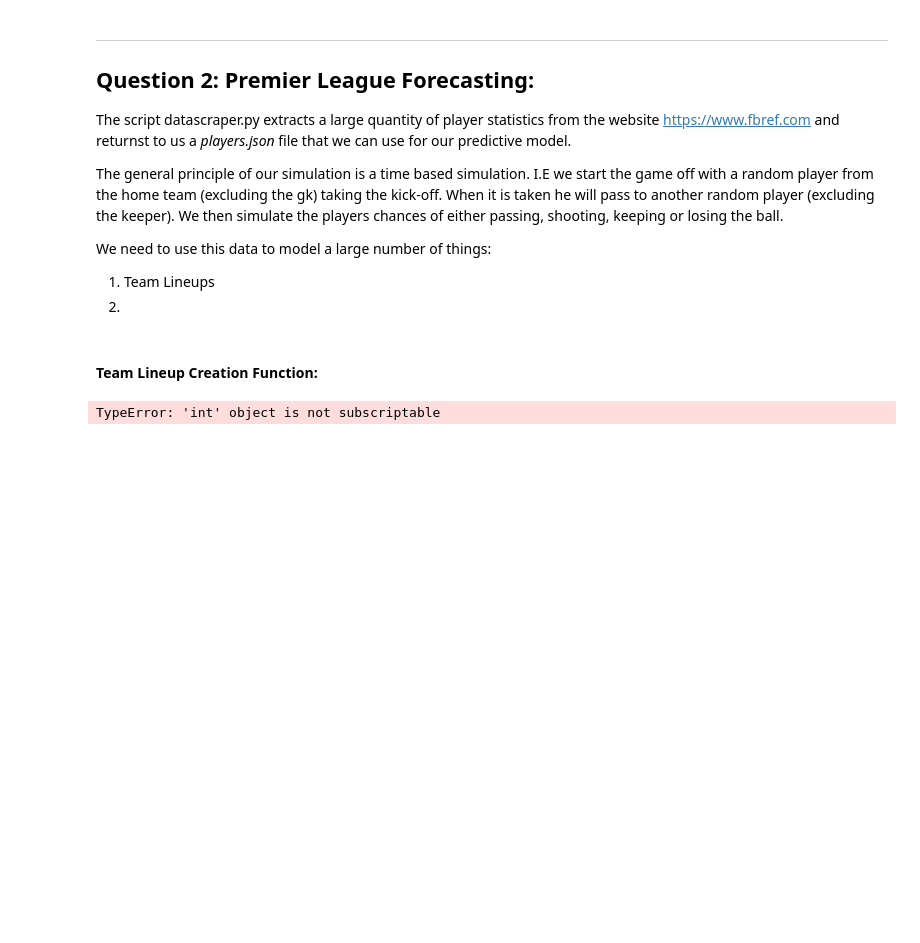
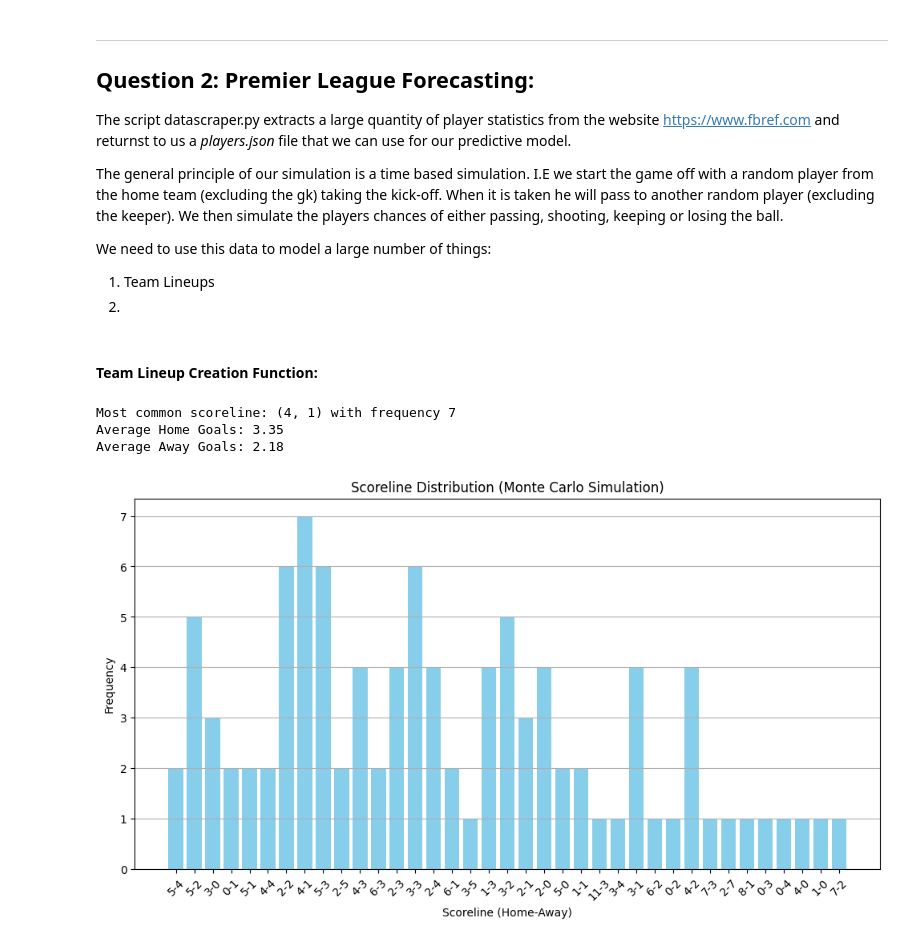
Before and after one commit to ZichengLiang/JLLA_Probablity, a Jupyter notebook: JLLA.ipynb, the cells around one changed output. Drawn from its saved outputs; the diff is of its cells as text; code cells hidden in the pictures; blank space fills up the shorter version.

```diff
--- a/JLLA.ipynb
+++ b/JLLA.ipynb
@@ -147,28 +149,28 @@ def predict_starting_lineup(team_name, iterations=10000, file_path="./players.js
         # Randomly choose players based on weights
         selected_defenders = random.choices(
             [p for p in defenders if p['name'] not in selected_players],
-            weights=[p['gamesPlayedForCurrentTeam'] if p['gamesPlayedForCurrentTeam'] > 0 else 0.001 for p in defenders],
+            weights=[p['gamesPlayedForCurrentTeam'] / p['startsForCurrentTeam'] if p['gamesPlayedForCurrentTeam'] > 0 else 0.001 for p in defenders],
             k=min(len(defenders), lineup[0])
         )
         selected_players.update(player['name'] for player in selected_defenders)
 
         selected_midfielders = random.choices(
             [p for p in midfielders if p['name'] not in selected_players],
-            weights=[p['gamesPlayedForCurrentTeam'] if p['gamesPlayedForCurrentTeam'] > 0 else 0.001 for p in midfielders],
+            weights=[p['gamesPlayedForCurrentTeam'] / p['startsForCurrentTeam'] if p['gamesPlayedForCurrentTeam'] > 0 else 0.001 for p in midfielders],
             k=min(len(midfielders), lineup[1])
         )
         selected_players.update(player['name'] for player in selected_midfielders)
 
         selected_forwards = random.choices(
             [p for p in forwards if p['name'] not in selected_players],
-            weights=[p['gamesPlayedForCurrentTeam'] if p['gamesPlayedForCurrentTeam'] > 0 else 0.001 for p in forwards],
+            weights=[p['gamesPlayedForCurrentTeam'] / p['startsForCurrentTeam'] if p['gamesPlayedForCurrentTeam'] > 0 else 0.001 for p in forwards],
             k=min(len(forwards), lineup[2])
         )
         selected_players.update(player['name'] for player in selected_forwards)
 
         selected_goalkeeper = random.choices(
             [p for p in goalkeepers if p['name'] not in selected_players],
-            weights=[p['gamesPlayedForCurrentTeam'] if p['gamesPlayedForCurrentTeam'] > 0 else 0.001 for p in goalkeepers],
+            weights=[p['gamesPlayedForCurrentTeam'] / p['startsForCurrentTeam'] if p['gamesPlayedForCurrentTeam'] > 0 else 0.001 for p in goalkeepers],
             k=1
         )[0]
         selected_players.add(selected_goalkeeper['name'])
@@ -284,7 +286,7 @@ def initialize_match(home_team, away_team):
     }
     return game_state
 # %%
-def player_action(player, possession_team, game_state):
+def player_action(player, possession_team, game_state, tick):
     """
     Determines the player's action for the current tick.
 
@@ -292,7 +294,7 @@ def player_action(player, possession_team, game_state):
         player (dict): Player with possession.
         possession_team (str): 'home' or 'away'.
         game_state (dict): Current game state.
-        simulation_tick (int): Current tick of the simulation (e.g., 1 minute).
+        tick (int): Current tick of the simulation (e.g., 1 minute).
 
     Returns:
         str: Action performed ('pass', 'shoot', 'keep', 'lose').
@@ -301,23 +303,25 @@ def player_action(player, possession_team, game_state):
     # Get the opposing team
     opp_team = game_state["away_team"] if possession_team == "home" else game_state["home_team"]
 
-
     defensive_pressure = sum(p.get("tacklesPG", 0) + p.get("interceptionsPG", 0) for p in opp_team)
-    lose_prob = defensive_pressure / simulation_tick if simulation_tick > 0 else 0  # Avoid division by zero
+    lose_prob = defensive_pressure / simulation_tick if simulation_tick > 0 else 0.2  # Avoid division by zero
 
     # Calculate probabilities for other actions
-    shots_pg = player.get("shotsPG")
-    passes_pg = player.get("passesPG", 0)
+    shots_pg = player.get("shotsPG", 0.1)
+    passes_pg = player.get("passesPG", 1) / simulation_tick
+    # print(f"shots : {shots_pg}, passes : {passes_pg}")
     keep_prob = 1 - (shots_pg + passes_pg + lose_prob)
 
+    # print(f"{keep_prob + shots_pg + passes_pg + lose_prob}")
     # Ensure probabilities are valid
     if keep_prob < 0:
         keep_prob = 0
 
     # Weighted random choice for the action
+
     action = random.choices(
         ["pass", "shoot", "keep", "lose"],
-        weights=[passes_pg, shots_pg*100, keep_prob, lose_prob],
+        weights=[passes_pg, shots_pg, keep_prob, lose_prob],
         k=1
     )[0]
     return action
@@ -383,6 +400,6 @@ def attempt_shoot(player, oppGK, gameState, isHome):
 # %%
 
-def simulate_tick(game_state):
+def simulate_tick(game_state, tick):
     """
     Simulates a single tick of the game.
 
@@ -398,7 +415,7 @@ def simulate_tick(game_state):
     oppTeam = game_state["home_team"] if game_state["possession_team"] == "away" else game_state["home_team"]
     oppGK = next((p for p in oppTeam if p['isGoalkeeper']), None)
 
-    action = player_action(player, game_state["possession_team"], game_state)
+    action = player_action(player, game_state["possession_team"], game_state, tick)
 
     if action == "pass":
         game_state = pass_ball(player, team, game_state)
@@ -417,4 +434,6 @@ def simulate_tick(game_state):
         )
         game_state["events"].append(f"{player['name']} lost the ball.")
 
+        #print(f"updated game state {game_state}")
+
     return game_state
@@ -495,11 +520,11 @@ def monte_carlo_match_simulation(home_team, away_team, n_simulations=10000):
     for _ in range(n_simulations):
 
         game_state = simulate_match_with_logging(home_team, away_team)
-        print(game_state)
+        # print(f"game number: {_} {game_state}")
 
         # Ensure scores are integers
-        home_score = int(game_state["home_score"][0])
-        away_score = int(game_state["away_score"][0])
+        home_score = int(game_state["home_score"][len(game_state["home_score"]) - 1])
+        away_score = int(game_state["away_score"][len(game_state["away_score"]) - 1])
         final_score = (home_score, away_score)  # Tuple is immutable and hashable
 
         # Track the scoreline
@@ -538,18 +563,21 @@ def plot_scoreline_distribution(scorelines):
     plt.show()
 # %%
 home_team = "Manchester City"
-away_team = "Chelsea"
+away_team = "Ipswich Town"
 
 monte_carlo_results = monte_carlo_match_simulation(home_team, away_team, n_simulations=100)
 
 # Print the most common scoreline
 print(f"Most common scoreline: {monte_carlo_results['most_common_scoreline'][0]} with frequency {monte_carlo_results['most_common_scoreline'][1]}")
 
 # Print average goals
 print(f"Average Home Goals: {monte_carlo_results['average_home_goals']}")
 print(f"Average Away Goals: {monte_carlo_results['average_away_goals']}")
 
 # Plot scoreline distribution
 plot_scoreline_distribution(monte_carlo_results["scorelines"])
 # %% [output]
-TypeError: 'int' object is not subscriptable
+Most common scoreline: (4, 1) with frequency 7
+Average Home Goals: 3.35
+Average Away Goals: 2.18
+[figure, added]
```
Also changed, not shown: parts of 4 cells of this notebook.
